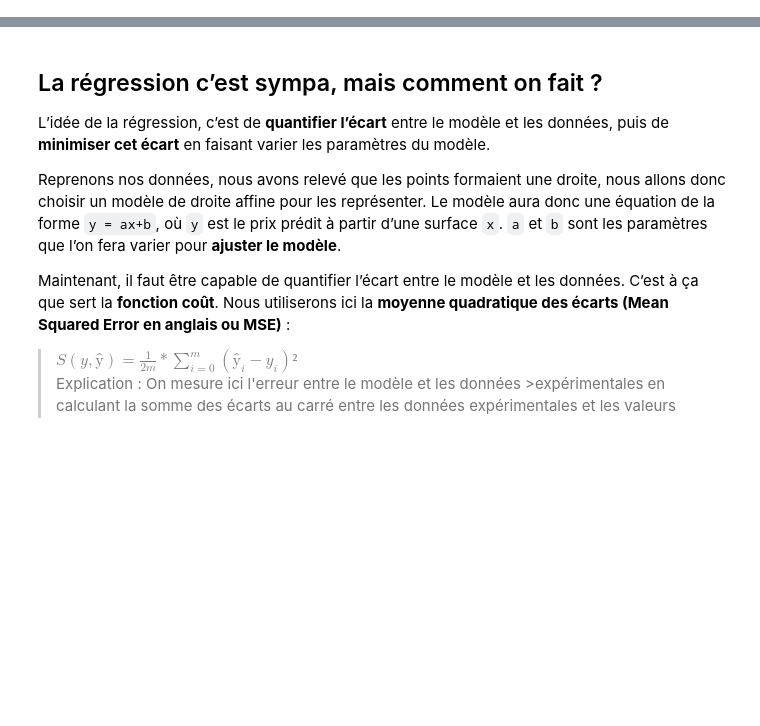
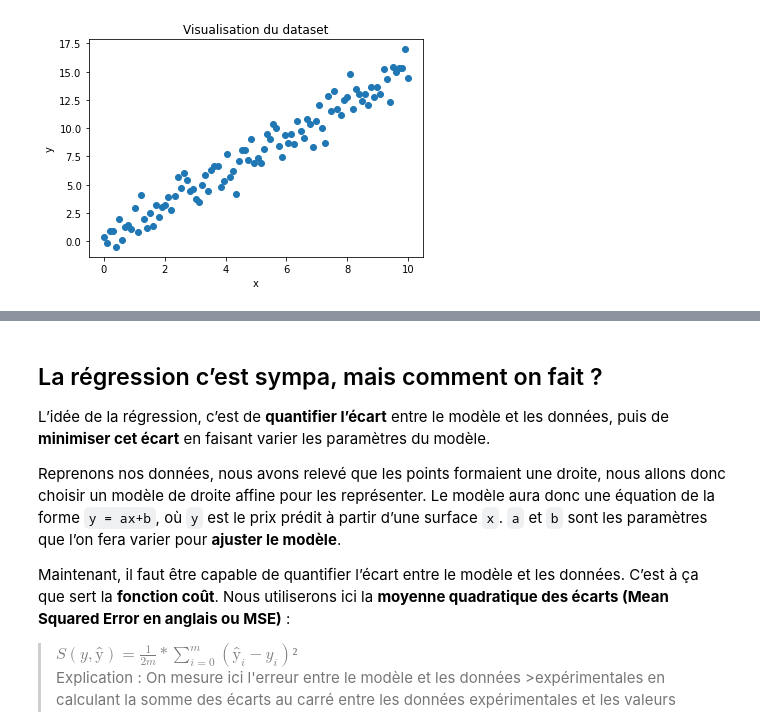
Before and after one commit to ia-z/ia-z, a Jupyter notebook: docs/Cours fondamentaux ML/3 - Regression lineaire.ipynb, the cells around one changed output, grey strips where cells are left out. Cells and saved outputs as stored; diff of their text form; code cells hidden in the pictures; blank space fills up the shorter version.

```diff
--- a/docs/Cours fondamentaux ML/3 - Regression lineaire.ipynb
+++ b/docs/Cours fondamentaux ML/3 - Regression lineaire.ipynb
@@ -26,0 +71,13 @@ C’est ici qu’intervient la régression linéaire : Nous allons expliquer la
+# %%
+x = np.linspace(0, 10, 100)
+a = 1.5
+b = 0.3
+y = a * x + b + np.random.randn(len(x))
+
+plt.scatter(x, y)
+plt.xlabel('x')
+plt.ylabel('y')
+plt.title('Visualisation du dataset')
+plt.show()
+# %% [output]
+[figure, added]
```
Also changed, not shown: parts of 17 cells of this notebook, 1 other file.
